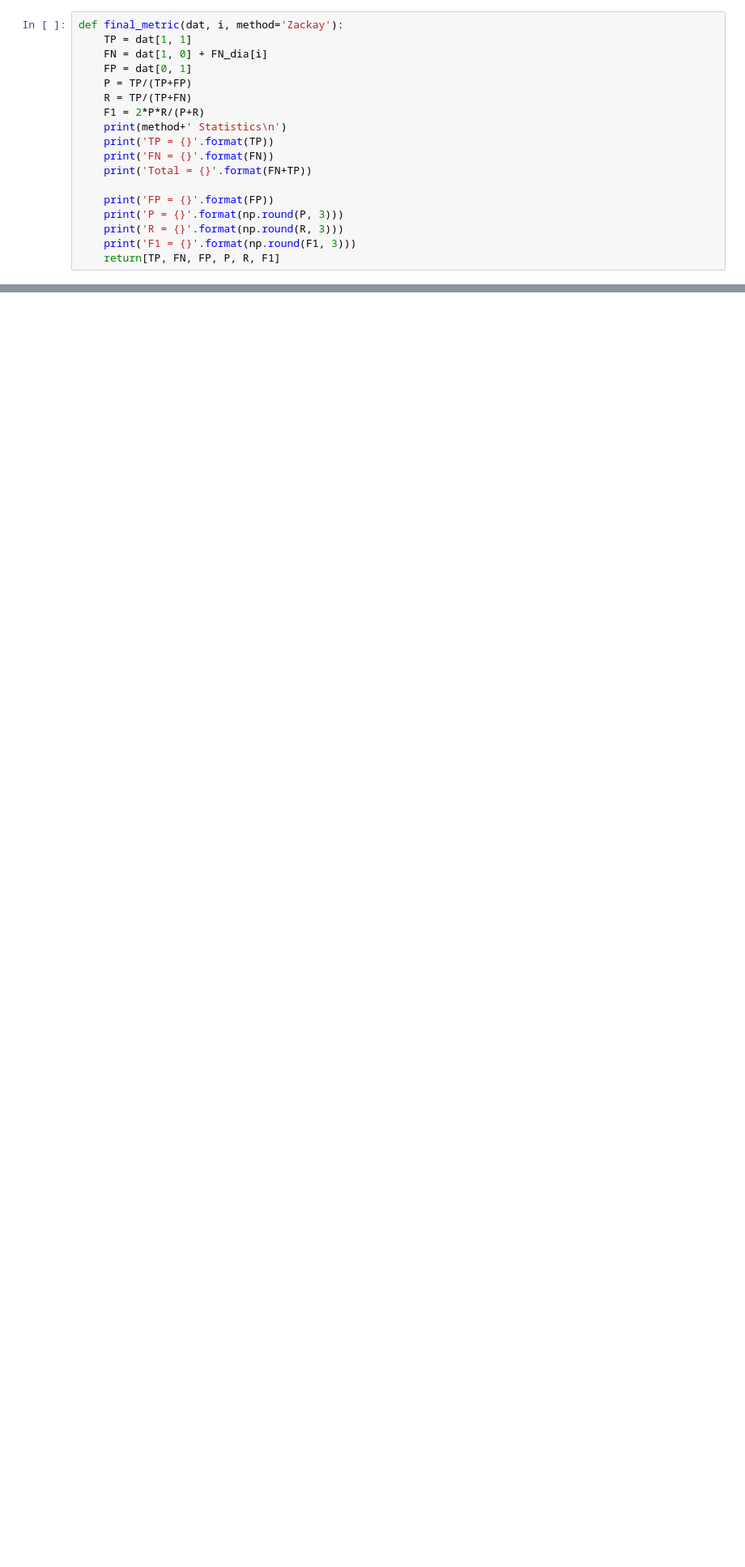
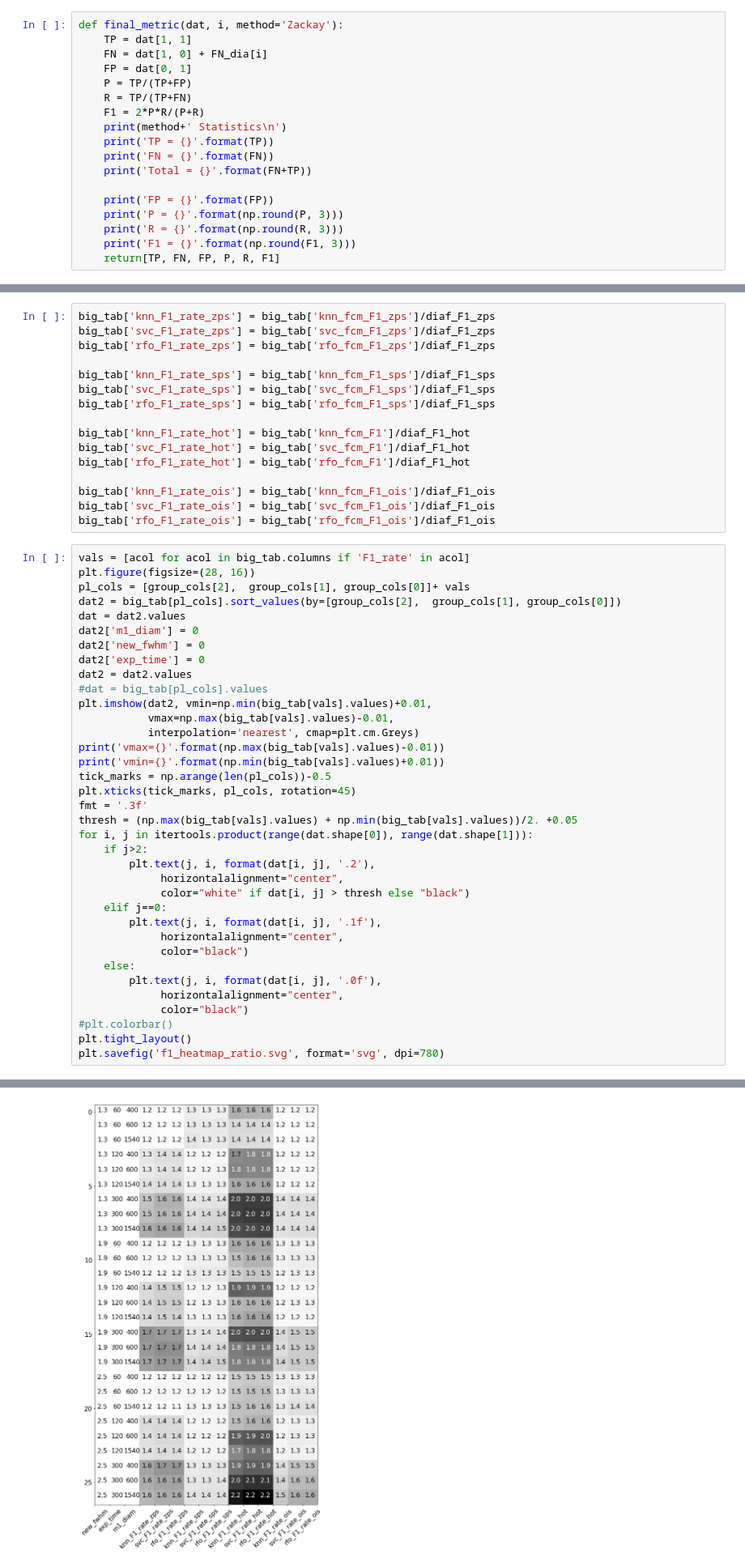
Before and after one commit to BrunoSanchez/RBMLearning, a Jupyter notebook: piramid/ml_analysis.ipynb, the cells around one changed output, grey strips where cells are left out. Shown at 81% size. Drawn from its saved outputs; the diff is of its cells as text; blank space fills up the shorter version.

```diff
--- a/piramid/ml_analysis.ipynb
+++ b/piramid/ml_analysis.ipynb
@@ -683,0 +896,53 @@ F1 = 0.766
+# %%
+big_tab['knn_F1_rate_zps'] = big_tab['knn_fcm_F1_zps']/diaf_F1_zps
+big_tab['svc_F1_rate_zps'] = big_tab['svc_fcm_F1_zps']/diaf_F1_zps
+big_tab['rfo_F1_rate_zps'] = big_tab['rfo_fcm_F1_zps']/diaf_F1_zps
+
+big_tab['knn_F1_rate_sps'] = big_tab['knn_fcm_F1_sps']/diaf_F1_sps
+big_tab['svc_F1_rate_sps'] = big_tab['svc_fcm_F1_sps']/diaf_F1_sps
+big_tab['rfo_F1_rate_sps'] = big_tab['rfo_fcm_F1_sps']/diaf_F1_sps
+
+big_tab['knn_F1_rate_hot'] = big_tab['knn_fcm_F1']/diaf_F1_hot
+big_tab['svc_F1_rate_hot'] = big_tab['svc_fcm_F1']/diaf_F1_hot
+big_tab['rfo_F1_rate_hot'] = big_tab['rfo_fcm_F1']/diaf_F1_hot
+
+big_tab['knn_F1_rate_ois'] = big_tab['knn_fcm_F1_ois']/diaf_F1_ois
+big_tab['svc_F1_rate_ois'] = big_tab['svc_fcm_F1_ois']/diaf_F1_ois
+big_tab['rfo_F1_rate_ois'] = big_tab['rfo_fcm_F1_ois']/diaf_F1_ois
+# %%
+vals = [acol for acol in big_tab.columns if 'F1_rate' in acol]
+plt.figure(figsize=(28, 16))
+pl_cols = [group_cols[2],  group_cols[1], group_cols[0]]+ vals
+dat2 = big_tab[pl_cols].sort_values(by=[group_cols[2],  group_cols[1], group_cols[0]])
+dat = dat2.values
+dat2['m1_diam'] = 0
+dat2['new_fwhm'] = 0
+dat2['exp_time'] = 0
+dat2 = dat2.values
+#dat = big_tab[pl_cols].values
+plt.imshow(dat2, vmin=np.min(big_tab[vals].values)+0.01,
+           vmax=np.max(big_tab[vals].values)-0.01,
+           interpolation='nearest', cmap=plt.cm.Greys)
+print('vmax={}'.format(np.max(big_tab[vals].values)-0.01))
+print('vmin={}'.format(np.min(big_tab[vals].values)+0.01))
+tick_marks = np.arange(len(pl_cols))-0.5
+plt.xticks(tick_marks, pl_cols, rotation=45)
+fmt = '.3f'
+thresh = (np.max(big_tab[vals].values) + np.min(big_tab[vals].values))/2. +0.05
+for i, j in itertools.product(range(dat.shape[0]), range(dat.shape[1])):
+    if j>2:
+        plt.text(j, i, format(dat[i, j], '.2'),
+             horizontalalignment="center",
+             color="white" if dat[i, j] > thresh else "black")
+    elif j==0:
+        plt.text(j, i, format(dat[i, j], '.1f'),
+             horizontalalignment="center",
+             color="black")
+    else:
+        plt.text(j, i, format(dat[i, j], '.0f'),
+             horizontalalignment="center",
+             color="black")
+#plt.colorbar()
+plt.tight_layout()
+plt.savefig('f1_heatmap_ratio.svg', format='svg', dpi=780)
+# %% [output]
@@ -684,2 +951,3 @@ F1 = 0.766
+[figure, added]
 # %%
 from joblib import load, dump
```
Also changed, not shown: parts of 30 cells of this notebook.
